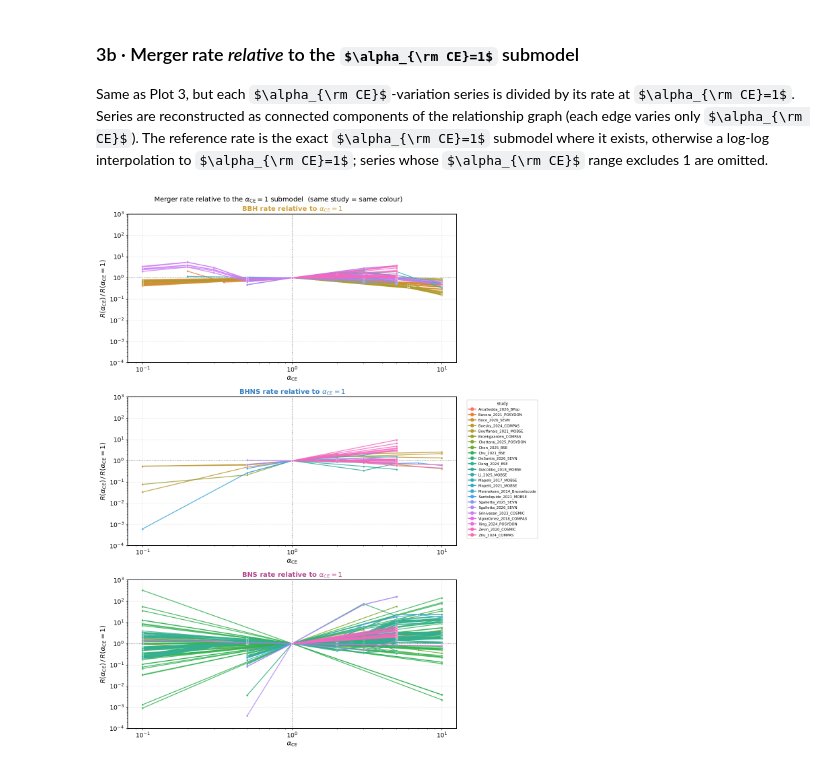
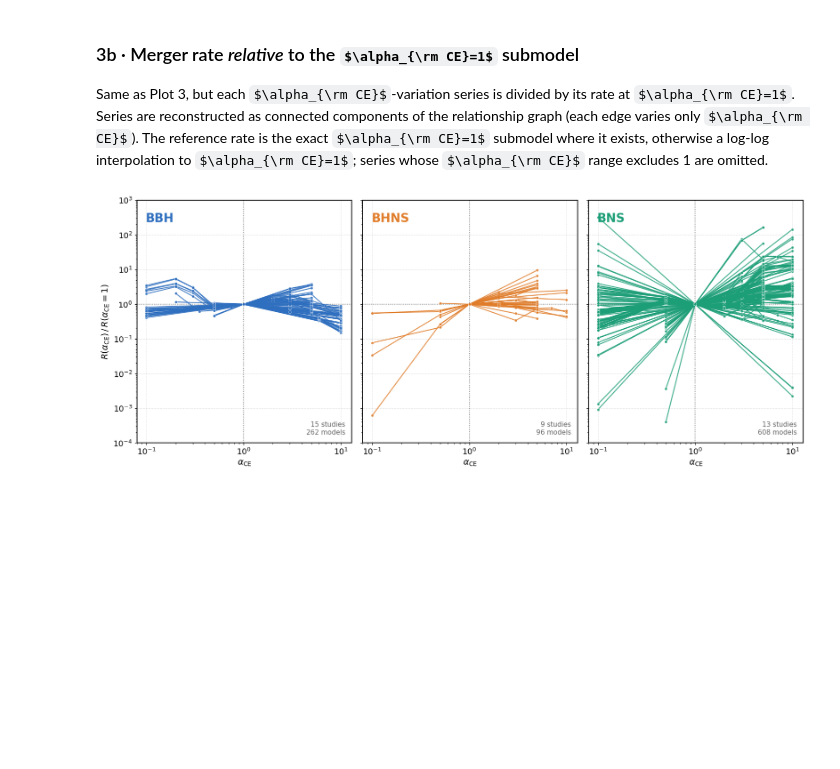
Before and after one commit to FloorBroekgaarden/Rates_of_Compact_Object_Coalescence, a Jupyter notebook: alpha_CE_investigation/plotting_code/CE_efficiency_investigation.ipynb, the cells around one changed output. Saved outputs shown, nothing was run; the diff lists cells and outputs as text; code cells hidden in the pictures; some formulas as TeX source; blank space fills up the shorter version.

```diff
--- a/alpha_CE_investigation/plotting_code/CE_efficiency_investigation.ipynb
+++ b/alpha_CE_investigation/plotting_code/CE_efficiency_investigation.ipynb
@@ -388,50 +515,43 @@ def _series_for(sub):
     for _, r in sub.iterrows():
         for s, a, rt in ((r["from_submodel"], r["from_alpha"], r["from_rate"]),
                          (r["to_submodel"],   r["to_alpha"],   r["to_rate"])):
             node[s] = (a, rt); parent.setdefault(s, s)
         ra, rb = find(r["from_submodel"]), find(r["to_submodel"])
         if ra != rb:
             parent[ra] = rb
     comps = {}
     for s in node:
         comps.setdefault(find(s), []).append(s)
     return [sorted({node[s] for s in members}) for members in comps.values()]
 
-fig, axes = plt.subplots(3, 1, figsize=(10, 15.4), sharey=False)
-plotted = {}
+fig, axes = plt.subplots(1, 3, figsize=(15, 6), sharey=True)
 for ax, dco in zip(axes, DCO_TYPES):
-    sub = alpha[alpha["compact_object_type"] == dco].dropna(
-        subset=["from_alpha", "to_alpha", "from_rate", "to_rate"])
-    sub = sub[(sub["from_rate"] > 0) & (sub["to_rate"] > 0)]
+    col = DCO_TREND[dco]
+    sub = _valid_sub(dco)
     for study, g in sub.groupby("study_key"):
-        c = study_color[study]
         for pts in _series_for(g):
             ref = _alpha1_reference(pts)
             if not np.isfinite(ref) or ref <= 0:
                 continue
             xs = [p[0] for p in pts]
             ys = [p[1] / ref for p in pts]
-            ax.plot(xs, ys, color=c, lw=1.6, alpha=0.85, marker="o", ms=4,
+            ax.plot(xs, ys, color=col, lw=1.5, alpha=0.8, marker="o", ms=4,
                     markeredgecolor="white", markeredgewidth=0.4, zorder=2)
-            plotted[study] = c
+    n_studies, n_models = _study_model_counts(sub)
     ax.axhline(1.0, color="0.5", ls=":", lw=1.2, zorder=1)
     ax.axvline(1.0, color="0.5", ls=":", lw=1.2, zorder=1)
     ax.set_xscale("log"); ax.set_yscale("log")
+    ax.set_xlim(0.08, 13); ax.set_ylim(1e-4, 1e3)
     ax.set_xlabel(ALPHA_TEX)
-    ax.set_ylabel(r"$R(\alpha_{\mathrm{CE}})\,/\,R(\alpha_{\mathrm{CE}}{=}1)$")
-    ax.set_title(f"{DCO_LABEL[dco]} rate relative to " + ALPHA_TEX + r"$=1$",
-                 color=DCO_COLORS[dco], fontweight="bold")
     ax.grid(ls="--", alpha=0.3)
-    ax.set_ylim(1E-4, 1E3)
-
-handles = [Line2D([], [], color=plotted[s], lw=2, marker="o", label=s)
-           for s in sorted(plotted)]
-fig.legend(handles=handles, loc="center left", bbox_to_anchor=(1.005, 0.5),
-           fontsize=7, title="study", title_fontsize=8)
-fig.suptitle("Merger rate relative to the " + ALPHA_TEX + r"$=1$ submodel"
-             "  (same study = same colour)", fontsize=13)
+    ax.text(0.04, 0.95, DCO_LABEL[dco], transform=ax.transAxes,
+            fontsize=18, fontweight="bold", color=col, va="top", ha="left")
+    ax.text(0.97, 0.03, f"{n_studies} studies\n{n_models} models",
+            transform=ax.transAxes, fontsize=10, color="0.4",
+            va="bottom", ha="right")
+axes[0].set_ylabel(r"$R(\alpha_{\mathrm{CE}})\,/\,R(\alpha_{\mathrm{CE}}{=}1)$")
 fig.tight_layout()
 fig.savefig(FIG_DIR / "rate_vs_alpha_relative_by_dco.png", dpi=180)
 plt.show()
 # %% [output]
-[figure, old version]
+[figure, new version]
```
Also changed, not shown: parts of 8 cells of this notebook, 13 other files.
